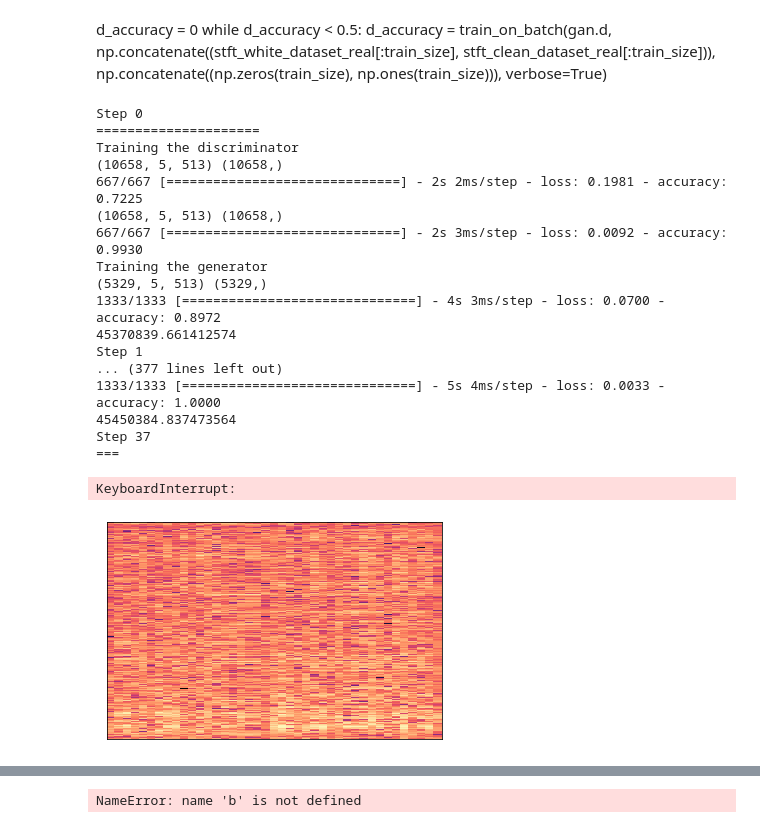
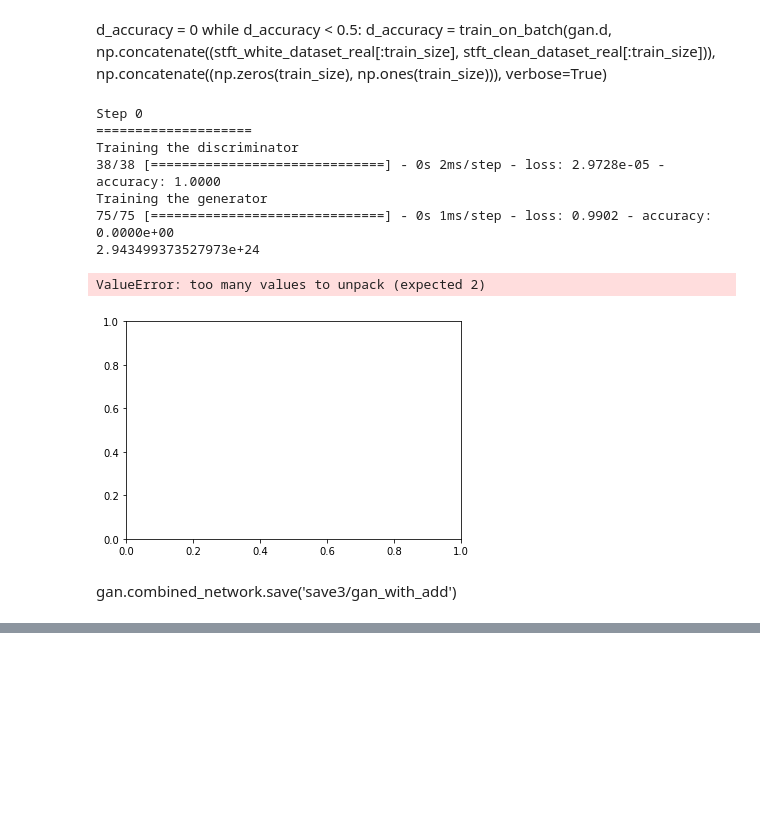
Before and after one commit to ptribel/master_thesis, a Jupyter notebook: src/GAN3.ipynb, the cells around one changed output, grey strips where cells are left out. Drawn from its saved outputs; the diff is of its cells as text; code cells hidden in the pictures; blank space fills up the shorter version.

```diff
--- a/src/GAN3.ipynb
+++ b/src/GAN3.ipynb
@@ -118,7 +129,7 @@ def discriminator(input_shape):
     #x3 = tf.keras.layers.Dense(512, activation="tanh")(x)
     x4 = tf.keras.layers.Dense(256, activation="tanh")(x)
     x41 = tf.keras.layers.Dropout(0.3)(x4)
-    x5 = tf.keras.layers.Dense(128, activation="tanh")(x41)
+    x5 = tf.keras.layers.Dense(128, activation="tanh")(x)
     x6 = tf.keras.layers.Dense(1, activation="tanh")(x5)
     x7 = tf.keras.layers.Flatten()(x6)
     outputs = tf.keras.layers.Dense(1, activation="sigmoid")(x7)
@@ -136,10 +147,11 @@ def generator(sizes):
     inputs = tf.keras.Input(shape=(sizes[1], sizes[2]))
     x = tf.keras.layers.Dropout(0.3)(inputs)
     x1 = tf.keras.layers.Dense(10, activation='tanh')(x)
-    x4 = tf.keras.layers.Dense(sizes[2], activation='tanh')(x1)
+    x11 = tf.keras.layers.Dropout(0.3)(x1)
+    x4 = tf.keras.layers.Dense(sizes[2], activation='tanh')(x11)
     x41 = tf.keras.layers.Dropout(0.3)(x4)
-    x5 = tf.keras.layers.Add()([inputs, x4])
-    outputs = tf.keras.layers.Dense(sizes[2], activation='linear')(x41)
+    x5 = tf.keras.layers.Add()([inputs, x41])
+    outputs = tf.keras.layers.Dense(sizes[2], activation='linear')(x5)
 
     model = tf.keras.Model(inputs=inputs, outputs=outputs, name="autoencoder")
     model.summary()
@@ -200,8 +212,8 @@ class GAN:
     def compile(self):
         self.combined_network.compile(optimizer='adam', loss='mse', metrics=['accuracy'])
 # %%
-g = generator(stft_white_dataset_real.shape)
-d = discriminator(stft_white_dataset_real.shape)
-gan = GAN(stft_white_dataset_real.shape, g, d)
+g = generator(spectrogram_white_dataset.shape)
+d = discriminator(spectrogram_white_dataset.shape)
+gan = GAN(spectrogram_white_dataset.shape, g, d)
 # %% [output]
 Model: "autoencoder"
@@ -227,8 +238,8 @@ def train_on_batch(d, i, o, validation_split=0, batch_size=16, verbose=True):
     history = d.fit(i, o, batch_size=batch_size, validation_split=validation_split, verbose=verbose)
     return np.mean(history.history['accuracy'])
 # %%
-discriminator_train_size = (stft_white_dataset_real.shape[0])
-generator_train_size = stft_white_dataset_real.shape[0]
+discriminator_train_size = 300#(spectrogram_white_dataset.shape[0])
+generator_train_size = 300#spectrogram_white_dataset.shape[0]
 # %% [markdown]
 ### Pretraining the discriminator
 # %% [markdown]
@@ -242,58 +253,48 @@ q = 1
 disc_acc = []
 gen_loss = [0]
 gan_acc = []
-for e in range(50):
+for e in range(10):
     g_accuracy = 0
     d_accuracy = 0
     print("Step", e)
     if d_accuracy < 1:
-        i, o = get_generator_outputs(stft_white_dataset_real, discriminator_train_size, gan.g, nperseg, stft_clean_dataset_real)
+        i, o = get_generator_outputs(spectrogram_white_dataset, discriminator_train_size, gan.g, nperseg, spectrogram_clean_dataset)
     gan.block_generator()
     print("Training the discriminator")
     s = 0
-    err = evaluate_generator(gan.g, stft_white_dataset_real, stft_clean_dataset_real, 100)
+    err = evaluate_generator(gan.g, spectrogram_white_dataset, spectrogram_clean_dataset, 100)
     while d_accuracy < 0.9:
         d_accuracy = train_on_batch(gan.d, i, o, verbose=True)
         disc_acc.append(d_accuracy)
         gan_acc.append(0)
         s+=1
         gen_loss.append(err)
     gan.block_discriminator()
     print("Training the generator")
     s = 0
     while g_accuracy < 0.95:
-        g_accuracy = train_on_batch(gan.combined_network, stft_white_dataset_real[:generator_train_size], np.ones(generator_train_size), batch_size=4, verbose=True)
+        g_accuracy = train_on_batch(gan.combined_network, spectrogram_white_dataset[:generator_train_size], np.ones(generator_train_size), batch_size=4, verbose=True)
         gan_acc.append(g_accuracy)
         disc_acc.append(0)
-        err = evaluate_generator(gan.g, stft_white_dataset_real, stft_clean_dataset_real, 100)
+        err = evaluate_generator(gan.g, spectrogram_white_dataset, spectrogram_clean_dataset, 100)
         print(err)
         gen_loss.append(err)
-        view_output(stft_white_dataset_real, gan, p)
+        view_mel(spectrogram_white_dataset, gan, p)
         s+=1
         p+=1
     #print(evaluate_generator(gan.g, white_dataset, clean_dataset))
 plt.plot(disc_acc)
 plt.plot(gan_acc)
 plt.show()
 plt.plot(gen_loss[1:])
 plt.show()
 # %% [output]
 Step 0
-=====================
+====================
 Training the discriminator
-(10658, 5, 513) (10658,)
-667/667 [==============================] - 2s 2ms/step - loss: 0.1981 - accuracy: 0.7225
-(10658, 5, 513) (10658,)
-667/667 [==============================] - 2s 3ms/step - loss: 0.0092 - accuracy: 0.9930
+38/38 [==============================] - 0s 2ms/step - loss: 2.9728e-05 - accuracy: 1.0000
 Training the generator
-(5329, 5, 513) (5329,)
-1333/1333 [==============================] - 4s 3ms/step - loss: 0.0700 - accuracy: 0.8972
-45370839.661412574
-Step 1
-... (377 lines left out)
-1333/1333 [==============================] - 5s 4ms/step - loss: 0.0033 - accuracy: 1.0000
-45450384.837473564
-Step 37
-===
+75/75 [==============================] - 0s 1ms/step - loss: 0.9902 - accuracy: 0.0000e+00
+2.943499373527973e+24
-KeyboardInterrupt:
+ValueError: too many values to unpack (expected 2)
-[figure, old version]
+[figure, new version]
@@ -302 +301,3 @@ KeyboardInterrupt:
+# %% [markdown]
+gan.combined_network.save('save3/gan_with_add')
 # %%
@@ -304,6 +305,2 @@ hear_outputs(stft_white_dataset_real, gan, p)
 # %% [output]
 [interactive output not drawn]
-# %%
-Audio(b, rate=samplerate)
-# %% [output]
-NameError: name 'b' is not defined
```
Also changed, not shown: parts of 10 cells of this notebook, 54 other files.
